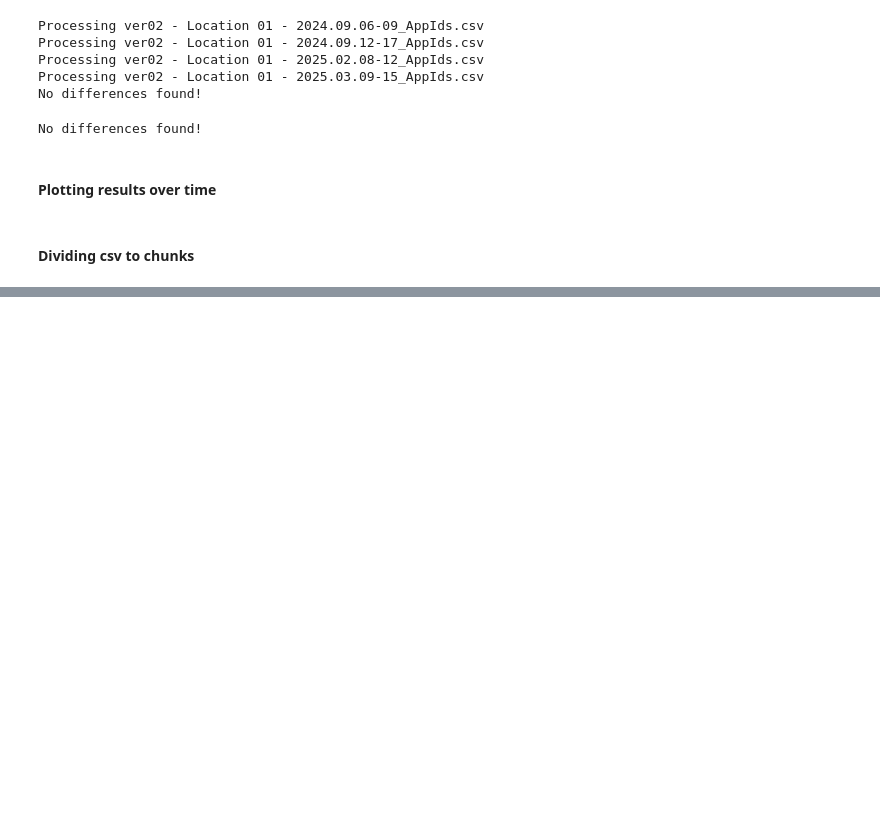
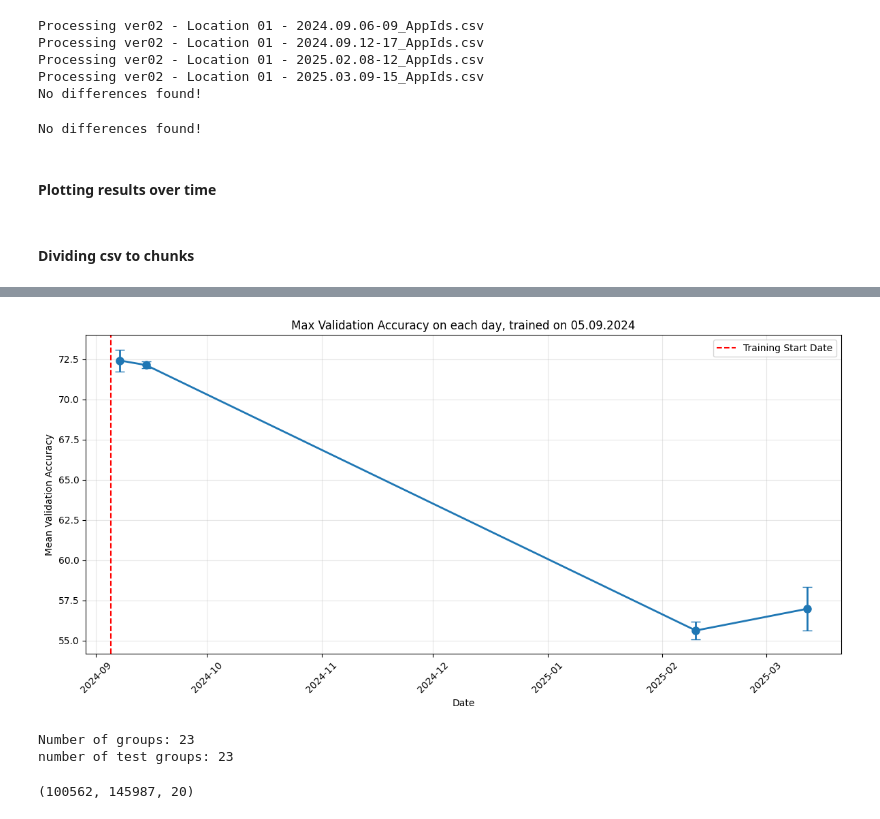
Before and after one commit to NoamSC/DA4ETC, a Jupyter notebook: random.ipynb, the cells around one changed output, grey strips where cells are left out. Cells and saved outputs as stored; diff of their text form; code cells hidden in the pictures; blank space fills up the shorter version.

```diff
--- a/random.ipynb
+++ b/random.ipynb
@@ -292,0 +510,64 @@ for i in trange(200):
+# %%
+import pandas as pd
+import matplotlib.pyplot as plt
+from datetime import datetime
+
+# Convert to DataFrame
+df = pd.DataFrame({'time': times, 'val_acc': val_accs})
+
+# Define period ranges
+period_ranges = [
+   (datetime(2024, 9, 6), datetime(2024, 9, 9)),
+   (datetime(2024, 9, 12), datetime(2024, 9, 17)),
+   (datetime(2025, 2, 8), datetime(2025, 2, 12)),
+   (datetime(2025, 3, 9), datetime(2025, 3, 15))
+]
+
+# Calculate stats for each period
+period_midpoints = []
+means = []
+stds = []
+
+for start, end in period_ranges:
+   period_data = df[(df['time'] >= start) & (df['time'] <= end)]['val_acc']
+   if len(period_data) > 0:
+       period_midpoints.append(start + (end - start) / 2)
+       means.append(period_data.mean())
+       stds.append(period_data.std())
+
+# Plot
+plt.figure(figsize=(12, 6))
+plt.errorbar(period_midpoints, means, yerr=stds, fmt='o-', capsize=5,
+           markersize=8, linewidth=2)
+plt.axvline(datetime(2024, 9, 5), color='red', linestyle='--', label='Training Start Date')
+plt.title('Max Validation Accuracy on each day, trained on 05.09.2024')
+plt.xlabel('Date')
+plt.ylabel('Mean Validation Accuracy')
+plt.xticks(rotation=45)
+plt.legend()
+plt.grid(True, alpha=0.3)
+plt.tight_layout()
+plt.show()
+# %% [output]
+[figure, added]
+# %%
+from datetime import datetime, timedelta
+from training.utils import set_seed, save_config_to_json, group_chunks_by_interval
+
+
+cfg = Config()
+parent = Path("/home/anatbr/dataset/Allot/allot_hourly_chunks")
+interval = timedelta(days=1)
+start_date = datetime(2024, 9, 5, 9)
+
+grouped = group_chunks_by_interval(parent, interval, start_date=start_date)
+
+print(f"Number of groups: {len(grouped)}")
+all_groups = list(grouped.items())
+
+train_dfs_path = grouped[start_date]
+test_groups = [(g, grouped[g]) for g in grouped] # if g != start_date
+print(f"number of test groups: {len(test_groups)}")
+# %% [output]
+Number of groups: 23
+number of test groups: 23
@@ -292,0 +599,4 @@ for i in trange(200):
+# %%
+len(train_loader.dataset), len(test_loader.dataset), num_classes
+# %% [output]
+(100562, 145987, 20)
```
Also changed, not shown: parts of 20 cells of this notebook, 5 other files.
